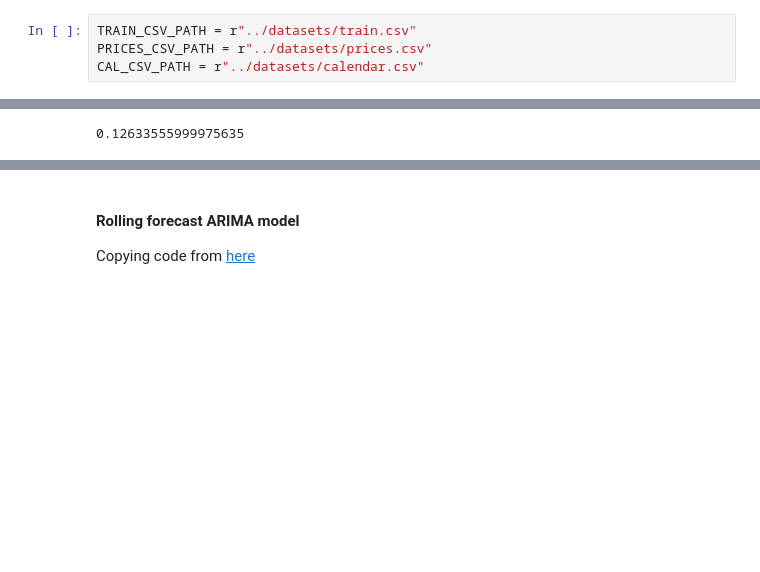
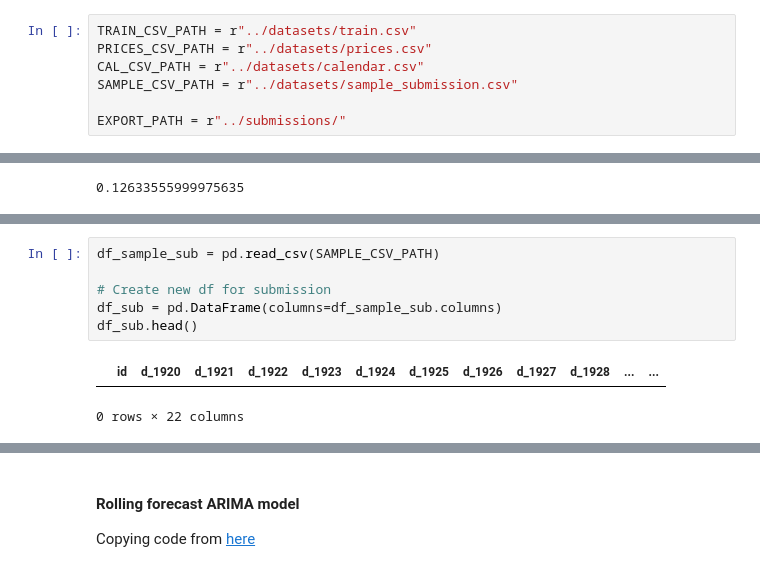
Before and after one commit to TristanKoh/ads-final-project, a Jupyter notebook: code/modelling.ipynb, the cells around one changed output, grey strips where cells are left out. Cells and saved outputs as stored; diff of their text form; blank space fills up the shorter version.

```diff
--- a/code/modelling.ipynb
+++ b/code/modelling.ipynb
@@ -14,6 +14,9 @@ from math import sqrt
 TRAIN_CSV_PATH = r"../datasets/train.csv"
 PRICES_CSV_PATH = r"../datasets/prices.csv"
 CAL_CSV_PATH = r"../datasets/calendar.csv"
+SAMPLE_CSV_PATH = r"../datasets/sample_submission.csv"
+
+EXPORT_PATH = r"../submissions/"
 # %%
 def adf_test(timeseries):
     print("Results of Dickey-Fuller Test:")
@@ -318,0 +324,9 @@ TODO
+# %%
+df_sample_sub = pd.read_csv(SAMPLE_CSV_PATH)
+
+# Create new df for submission
+df_sub = pd.DataFrame(columns=df_sample_sub.columns)
+df_sub.head()
+# %% [output]
+|  | id | d_1920 | d_1921 | d_1922 | d_1923 | d_1924 | d_1925 | d_1926 | d_1927 | d_1928 | ... | ... |
+0 rows × 22 columns
```
Also changed, not shown: parts of 7 cells of this notebook, 1 other file.
